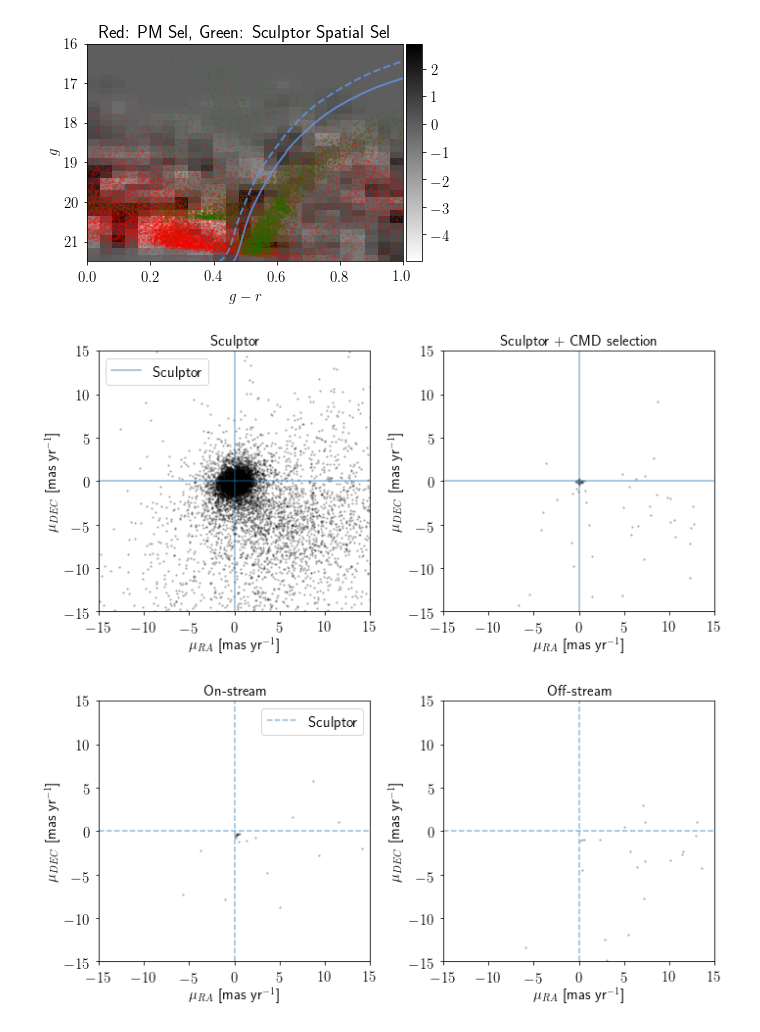
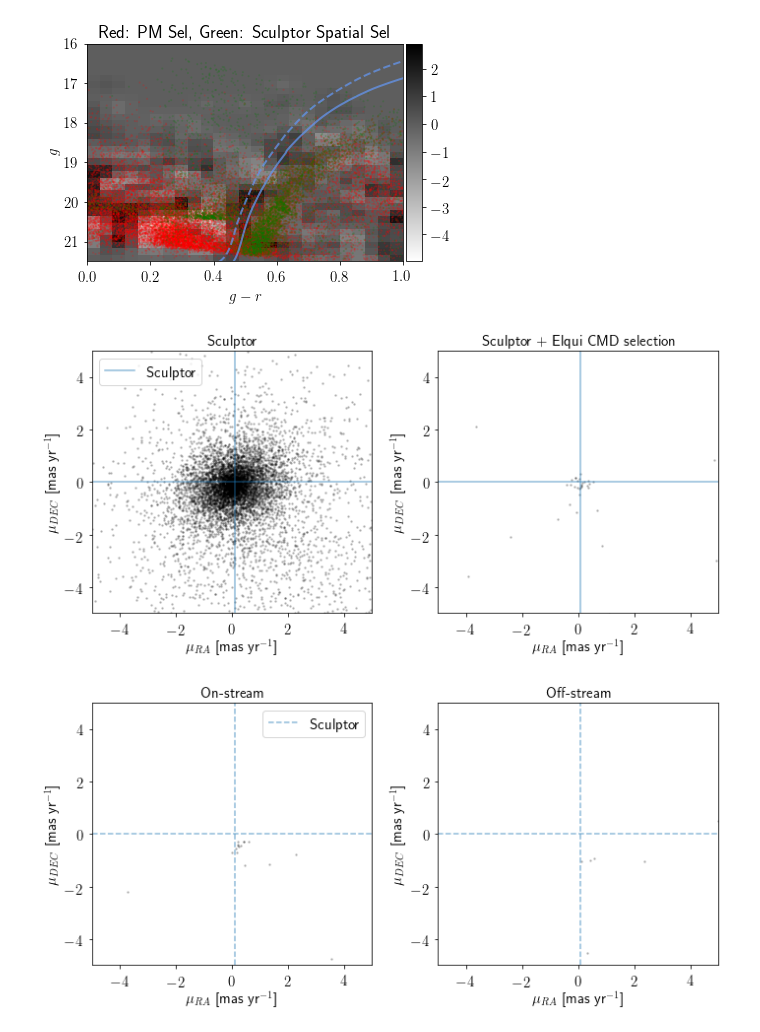
Before and after one commit to norashipp/shared_notebooks, a Jupyter notebook: Elqui.ipynb, the cells around one changed output. Cells and saved outputs as stored; diff of their text form; code cells hidden in the pictures.

```diff
--- a/Elqui.ipynb
+++ b/Elqui.ipynb
@@ -758,36 +758,36 @@ pm.colorbar(im)
 # %%
 fig, ax = plt.subplots(1,2,figsize=(10,5))
 
 plt.sca(ax[0])
 plt.plot(data['PMRA0'][on_clump3], data['PMDEC0'][on_clump3], 'k.', ms=3, alpha=0.2)
 # plt.axvline(pmRA, ls='--', alpha=0.2)
 # plt.axhline(pmDEC, ls='--', alpha=0.2)
 plt.axvline(pmra0_sculptor, ls='-', alpha=0.5, label='Sculptor')
 plt.axhline(pmdec0_sculptor, ls='-', alpha=0.5)
 
-plt.xlim(-15,15)
-plt.ylim(-15,15)
+plt.xlim(-5,5)
+plt.ylim(-5,5)
 plt.xlabel('$\mu_{RA}$ [mas yr$^{-1}$]')
 plt.ylabel('$\mu_{DEC}$ [mas yr$^{-1}$]')
 plt.title('Sculptor', fontsize='medium')
 plt.legend()
 
 plt.sca(ax[1])
 plt.plot(data['PMRA0'][on_clump3&iso_cut], data['PMDEC0'][on_clump3&iso_cut], 'k.', ms=3, alpha=0.2)
 # plt.axvline(pmRA, ls='--', alpha=0.2)
 # plt.axhline(pmDEC, ls='--', alpha=0.2)
 plt.axvline(pmra0_sculptor, ls='-', alpha=0.5, label='Sculptor')
 plt.axhline(pmdec0_sculptor, ls='-', alpha=0.5)
 
-plt.xlim(-15,15)
-plt.ylim(-15,15)
+plt.xlim(-5,5)
+plt.ylim(-5,5)
 plt.xlabel('$\mu_{RA}$ [mas yr$^{-1}$]')
 plt.ylabel('$\mu_{DEC}$ [mas yr$^{-1}$]')
-plt.title('Sculptor + CMD selection', fontsize='medium')
+plt.title('Sculptor + Elqui CMD selection', fontsize='medium')
 
 plt.tight_layout()
 # %% [output]
-[figure, old version]
+[figure, new version]
 # %%
 # Spatial, CMD, color-color cuts
 
@@ -800,8 +800,8 @@ plt.plot(data['PMRA0'][on_stream&iso_cut&ri_cut], data['PMDEC0'][on_stream&iso_c
 plt.axvline(pmra0_sculptor, ls='--', alpha=0.5, label='Sculptor')
 plt.axhline(pmdec0_sculptor, ls='--', alpha=0.5)
 
-plt.xlim(-15,15)
-plt.ylim(-15,15)
+plt.xlim(-5,5)
+plt.ylim(-5,5)
 plt.xlabel('$\mu_{RA}$ [mas yr$^{-1}$]')
 plt.ylabel('$\mu_{DEC}$ [mas yr$^{-1}$]')
 plt.title('On-stream', fontsize='medium')
@@ -814,15 +814,15 @@ plt.plot(data['PMRA0'][off_stream&iso_cut&ri_cut], data['PMDEC0'][off_stream&iso
 plt.axvline(pmra0_sculptor, ls='--', alpha=0.5, label='Sculptor')
 plt.axhline(pmdec0_sculptor, ls='--', alpha=0.5)
 
-plt.xlim(-15,15)
-plt.ylim(-15,15)
+plt.xlim(-5,5)
+plt.ylim(-5,5)
 plt.xlabel('$\mu_{RA}$ [mas yr$^{-1}$]')
 plt.ylabel('$\mu_{DEC}$ [mas yr$^{-1}$]')
 plt.title('Off-stream', fontsize='medium')
 
 plt.tight_layout()
 # %% [output]
-[figure, old version]
+[figure, new version]
 # %%
 # Spatial & CMD cuts
 
```
Also changed, not shown: parts of 1 cell of this notebook.
